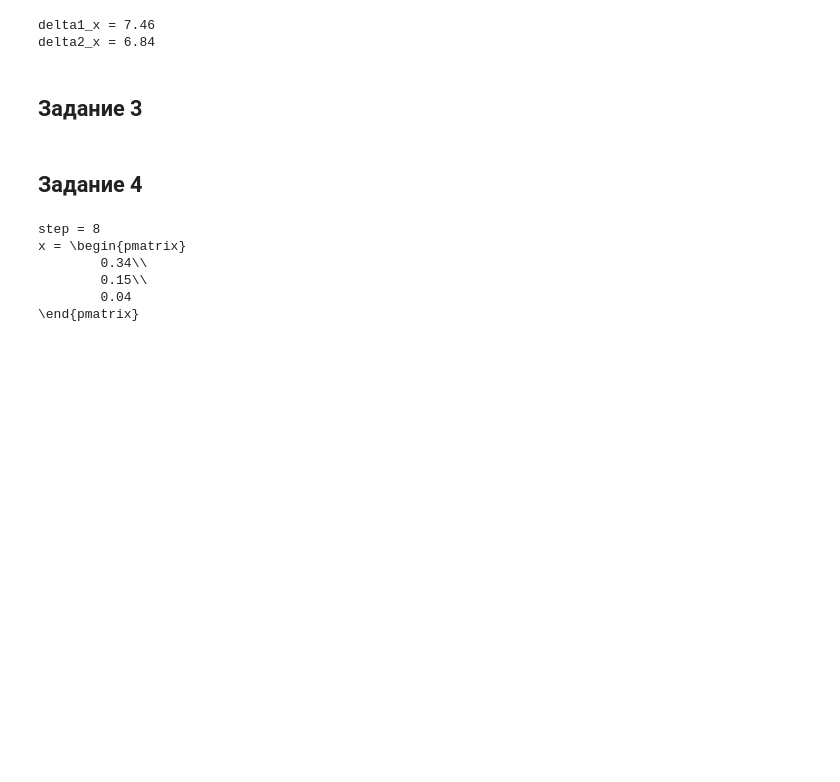
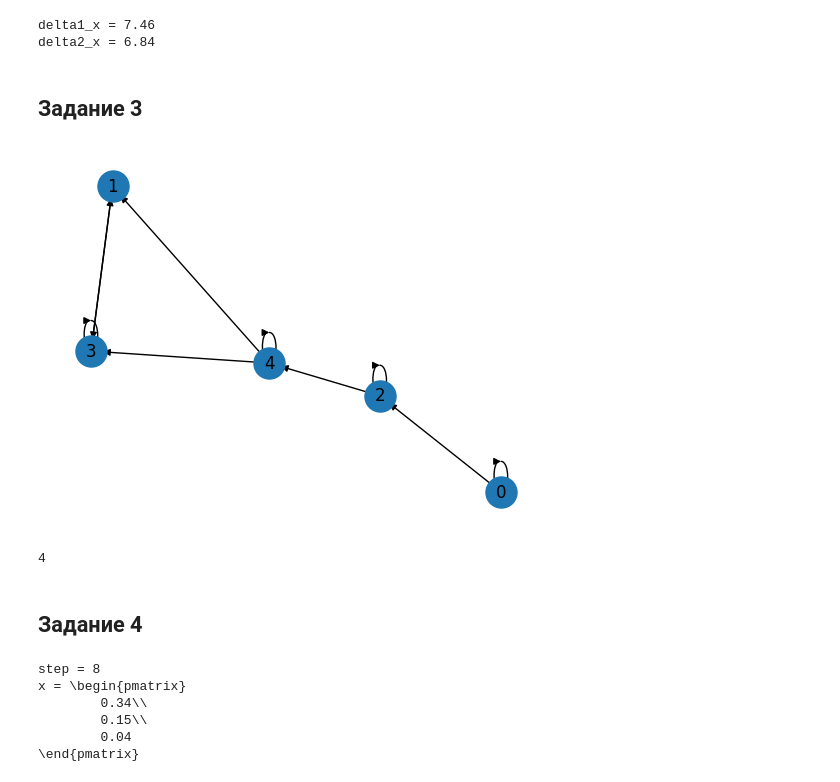
Before and after one commit to Clai101/HSE, a Jupyter notebook: Minor/2/CW_2.ipynb, the cells around one changed output. Cells and saved outputs as stored; diff of their text form; code cells hidden in the pictures; blank space fills up the shorter version.

```diff
--- a/Minor/2/CW_2.ipynb
+++ b/Minor/2/CW_2.ipynb
@@ -150,0 +163,23 @@ del x, dx, rx, delta1_b, delta2_b
+# %%
+A = arr([[1, 0, 1, 0, 0],
+        [0, 0, 0, 1, 0],
+        [0, 0, 1, 0, 1],
+        [0, 1, 0, 1, 0],
+        [0, 1, 0, 1, 1]])
+vals = pagerank(A)
+inf_node = np.argmax(vals)
+# %%
+G = nx.from_numpy_array(A, create_using=nx.DiGraph())
+pos = nx.spring_layout(G)
+
+nx.draw_networkx_nodes(G, pos, node_size=500)
+nx.draw_networkx_edges(G, pos)
+nx.draw_networkx_labels(G, pos)
+plt.axis('off')
+plt.savefig("Imgs/graph.png")
+# %% [output]
+[figure, added]
+# %%
+print( inf_node)
+# %% [output]
+4
```
Also changed, not shown: parts of 11 cells of this notebook, 19 other files.
